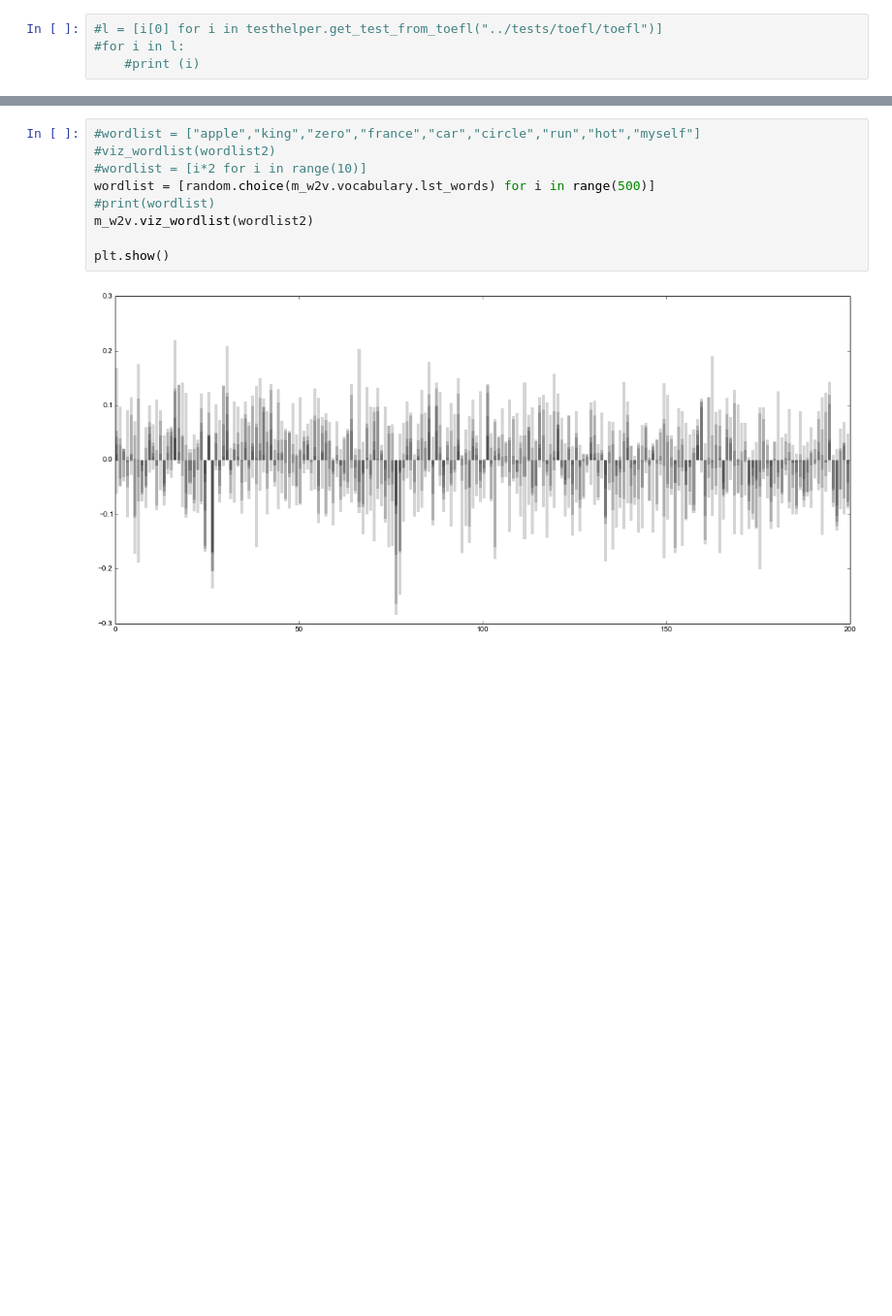
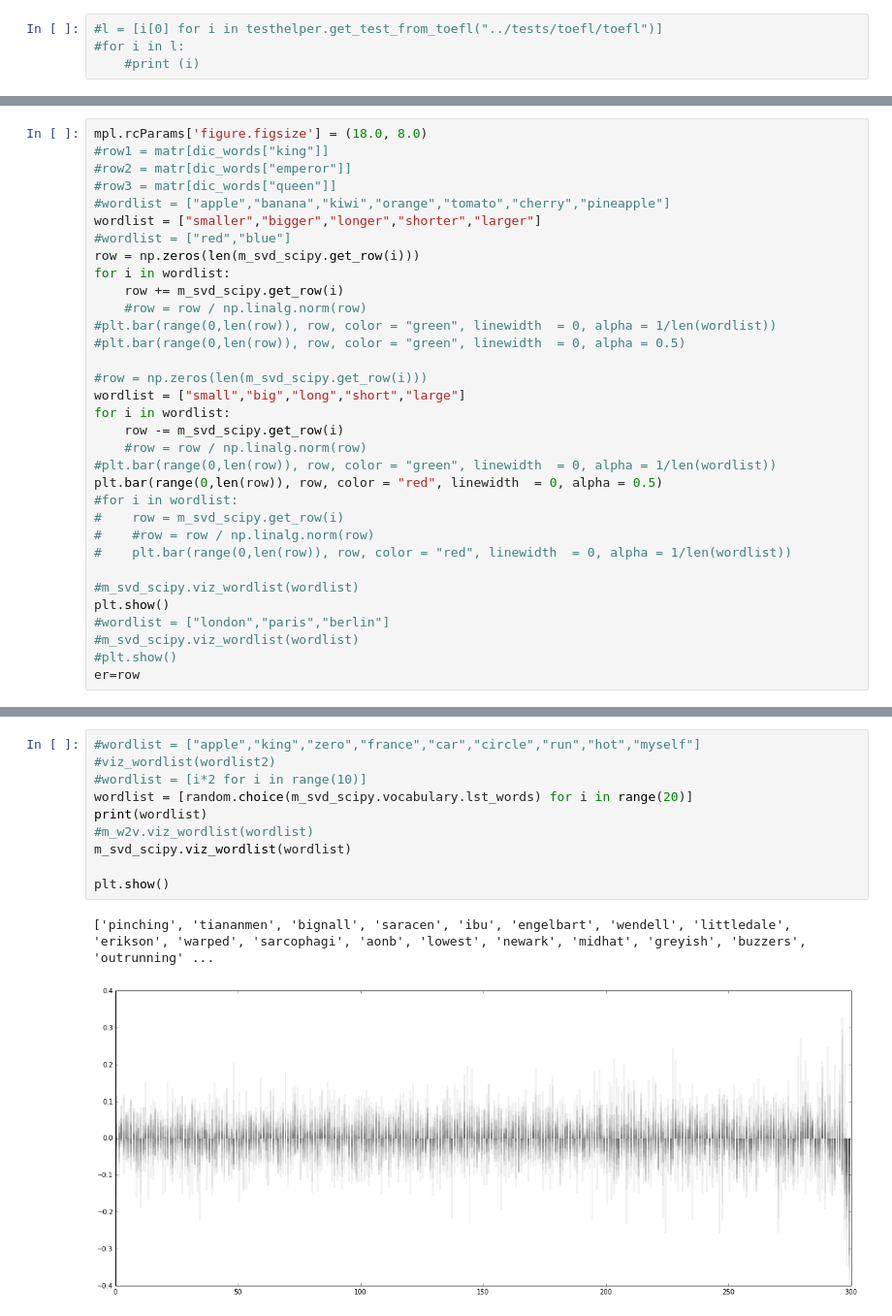
Before and after one commit to undertherain/vsmlib, a Jupyter notebook: python/matrices.ipynb, the cells around one changed output, grey strips where cells are left out. Shown at 97% size. Cells and saved outputs as stored; diff of their text form; blank space fills up the shorter version.

```diff
--- a/python/matrices.ipynb
+++ b/python/matrices.ipynb
@@ -560,0 +406,33 @@ plt.show()
+# %%
+mpl.rcParams['figure.figsize'] = (18.0, 8.0)
+#row1 = matr[dic_words["king"]]
+#row2 = matr[dic_words["emperor"]]
+#row3 = matr[dic_words["queen"]]
+#wordlist = ["apple","banana","kiwi","orange","tomato","cherry","pineapple"]
+wordlist = ["smaller","bigger","longer","shorter","larger"]
+#wordlist = ["red","blue"]
+row = np.zeros(len(m_svd_scipy.get_row(i)))
+for i in wordlist:
+    row += m_svd_scipy.get_row(i)
+    #row = row / np.linalg.norm(row)
+#plt.bar(range(0,len(row)), row, color = "green", linewidth  = 0, alpha = 1/len(wordlist))
+#plt.bar(range(0,len(row)), row, color = "green", linewidth  = 0, alpha = 0.5)
+
+#row = np.zeros(len(m_svd_scipy.get_row(i)))
+wordlist = ["small","big","long","short","large"]
+for i in wordlist:
+    row -= m_svd_scipy.get_row(i)
+    #row = row / np.linalg.norm(row)
+#plt.bar(range(0,len(row)), row, color = "green", linewidth  = 0, alpha = 1/len(wordlist))
+plt.bar(range(0,len(row)), row, color = "red", linewidth  = 0, alpha = 0.5)
+#for i in wordlist:
+#    row = m_svd_scipy.get_row(i)
+#    #row = row / np.linalg.norm(row)
+#    plt.bar(range(0,len(row)), row, color = "red", linewidth  = 0, alpha = 1/len(wordlist))
+
+#m_svd_scipy.viz_wordlist(wordlist)
+plt.show()
+#wordlist = ["london","paris","berlin"]
+#m_svd_scipy.viz_wordlist(wordlist)
+#plt.show()
+er=row
@@ -561,11 +441,13 @@ plt.show()
 # %%
 #wordlist = ["apple","king","zero","france","car","circle","run","hot","myself"]
 #viz_wordlist(wordlist2)
 #wordlist = [i*2 for i in range(10)]
-wordlist = [random.choice(m_w2v.vocabulary.lst_words) for i in range(500)]
-#print(wordlist)
-m_w2v.viz_wordlist(wordlist2)
+wordlist = [random.choice(m_svd_scipy.vocabulary.lst_words) for i in range(20)]
+print(wordlist)
+#m_w2v.viz_wordlist(wordlist)
+m_svd_scipy.viz_wordlist(wordlist)
 
 plt.show()
 # %% [output]
+['pinching', 'tiananmen', 'bignall', 'saracen', 'ibu', 'engelbart', 'wendell', 'littledale', 'erikson', 'warped', 'sarcophagi', 'aonb', 'lowest', 'newark', 'midhat', 'greyish', 'buzzers', 'outrunning' ...
-[figure, old version]
+[figure, new version]
```
Also changed, not shown: parts of 20 cells of this notebook, 5 other files.
